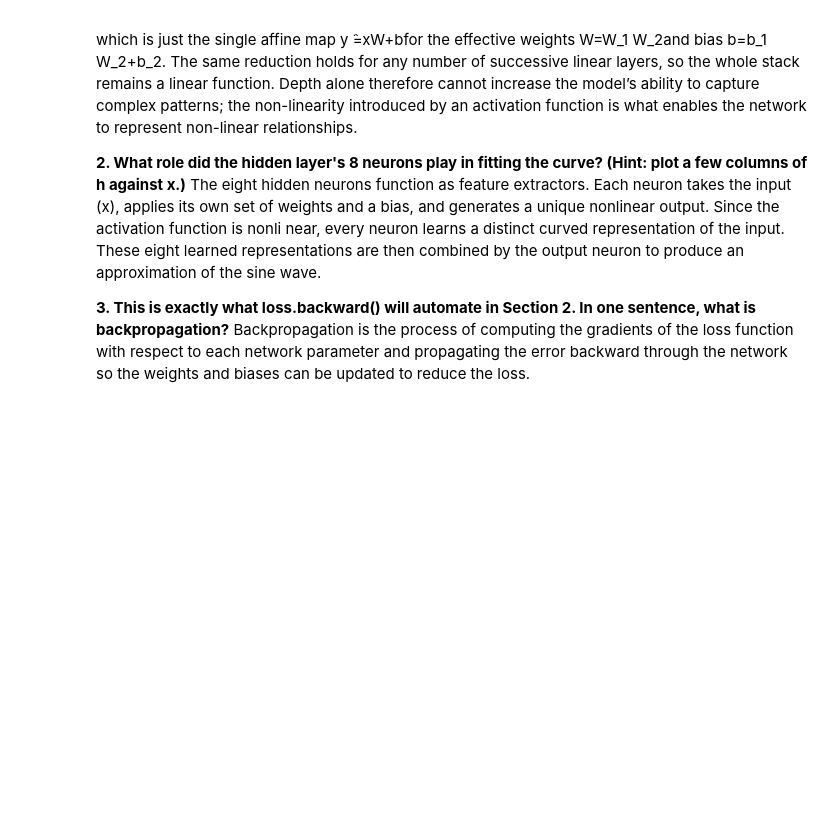
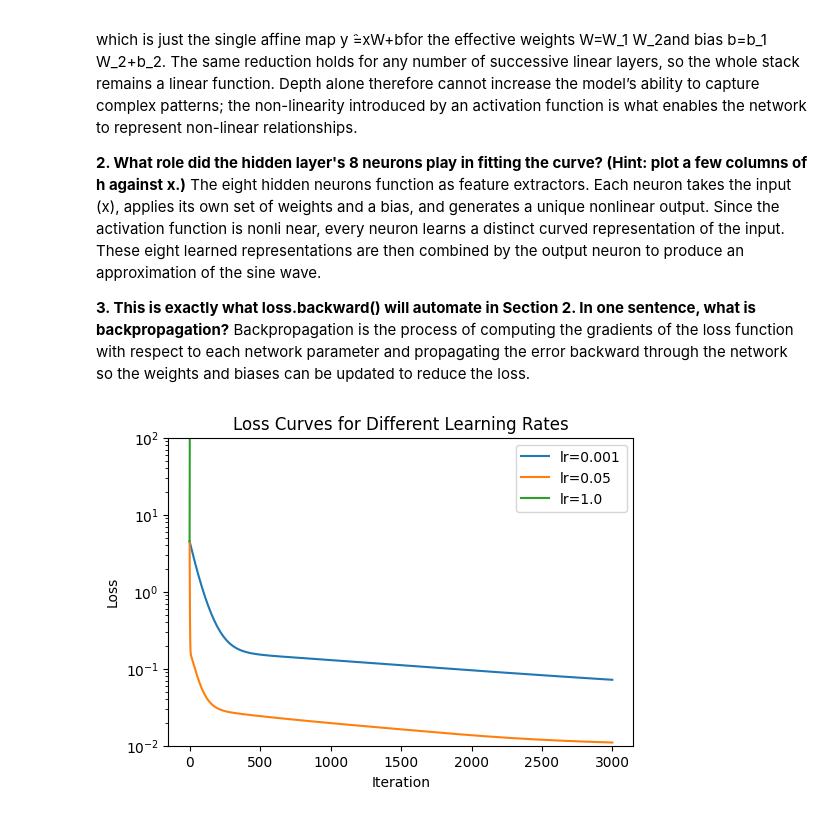
Before and after one commit to davidbuah/lab-3-feedforward-networks, a Jupyter notebook: lab_3.ipynb, the cells around one changed output. Cells and saved outputs as stored; diff of their text form; code cells hidden in the pictures; blank space fills up the shorter version.

Commit message:
Part 1 completed

```diff
--- a/lab_3.ipynb
+++ b/lab_3.ipynb
@@ -165,3 +165,60 @@ near, every neuron learns a distinct curved representation of the input. These e
 
 **3. This is exactly what loss.backward() will automate in Section 2. In one sentence, what is backpropagation?**
 Backpropagation is the process of computing the gradients of the loss function with respect to each network parameter and propagating the error backward through the network so the weights and biases can be updated to reduce the loss.
+# %%
+# TODO: Wrap your Part 1.2 training loop in a function train_toy(lr, steps=3000)
+#   that returns the list of losses.
+
+def train_toy(lr, steps=3000):
+    # Reset weights
+    np.random.seed(42)
+    w1 = np.random.randn(1, 8) * 0.5
+    b1 = np.random.randn(8) * 0.5
+    w2 = np.random.randn(8, 1) * 0.5
+    b2 = np.random.randn(1) * 0.5
+
+    losses = []
+    for i in range(steps):
+        z1 = x @ w1 + b1
+        h  = np.tanh(z1)
+        y_hat = h @ w2 + b2
+        loss  = np.mean((y_hat - y) ** 2)
+        losses.append(loss)
+
+        d_yhat = 2 * (y_hat - y) / len(y)
+        dW2 = h.T @ d_yhat ;  db2 = d_yhat.sum(axis=0)
+        dh  = d_yhat @ w2.T
+        dz1 = dh * (1 - np.tanh(z1) ** 2)
+        dW1 = x.T @ dz1 ;  db1 = dz1.sum(axis=0)
+
+        w1 -= lr * dW1
+        b1 -= lr * db1
+        w2 -= lr * dW2
+        b2 -= lr * db2
+
+    return losses
+
+# TODO: Run it with THREE learning rates, e.g. lr = 0.001, 0.05, 1.0
+#   (keep the same initial weights for a fair comparison — reset the seed).
+np.random.seed(42)
+losses_0001 = train_toy(lr=0.001)
+np.random.seed(42)
+losses_005 = train_toy(lr=0.05)
+np.random.seed(42)
+losses_1 = train_toy(lr=1.0)
+
+
+# TODO: Plot the three loss curves on the same axes (log scale on y helps), with a legend.
+plt.figure(figsize=(6, 4))
+plt.plot(losses_0001, label='lr=0.001')
+plt.plot(losses_005, label='lr=0.05')
+plt.plot(losses_1, label='lr=1.0')
+plt.xlabel('Iteration')
+plt.ylabel('Loss')
+plt.title('Loss Curves for Different Learning Rates')
+plt.legend()
+plt.yscale('log')
+plt.ylim(1e-2, 100)
+plt.show()
+# %% [output]
+[figure, added]
```
Also changed, not shown: parts of 1 cell of this notebook.
